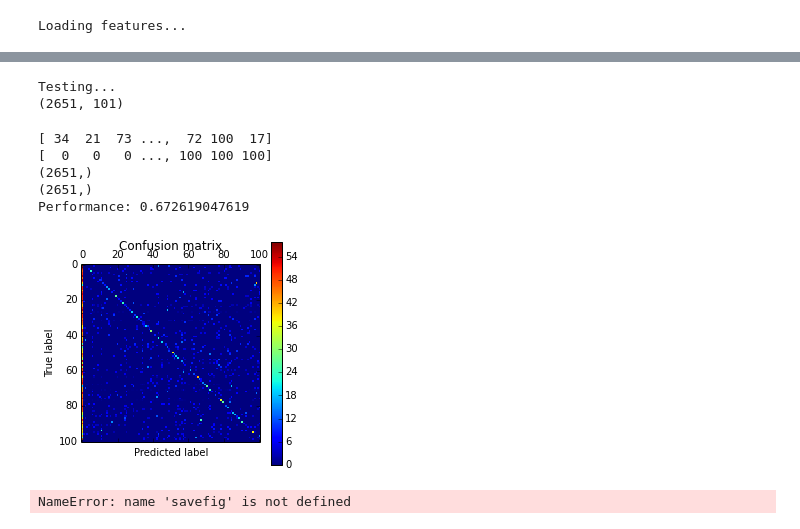
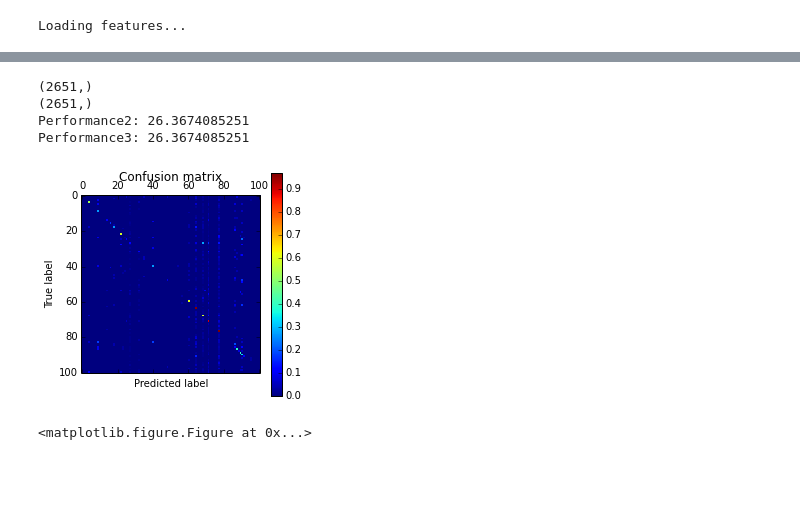
Before and after one commit to Darialfury/pdiclass, a Jupyter notebook: proyecto.ipynb, the cells around one changed output, grey strips where cells are left out. Drawn from its saved outputs; the diff is of its cells as text; code cells hidden in the pictures; blank space fills up the shorter version.

```diff
--- a/proyecto.ipynb
+++ b/proyecto.ipynb
@@ -118,14 +103,15 @@ folder laptop already exists
 # %% [markdown]
 This section compute K-means with a specified k
 # %%
-k_clusters = 100          # number of groups to cluster all sift features
+k_clusters = 200         # number of groups to cluster all sift features
 percentage_test = 0.30    # Test data fraction for the system
 flag = True
+min_samples =  32
+samples_train = np.ceil(min_samples*(1 - percentage_test))
 
-path_dataset = './101_ObjectCategories/'
 lstring_folders = os.listdir(path_dataset)
 
-experiment_folder = './experiment_' + str(int(percentage_test*100))+ '_c' + str(k_clusters)
+experiment_folder = './experiment_' + str(int(percentage_test*100))+ '_c' + str(k_clusters) + '_scale_' + str(scale)
 path_codebook = experiment_folder + '/code_book.pkl'
 path_files_train = experiment_folder + '/path_files_train.txt'
 path_files_test = experiment_folder + '/path_files_test.txt'
@@ -153,7 +139,7 @@ for folder in lstring_folders:
             files_in_class.append(path_descriptor_class)
 
         #split files of the class
-        a_train, a_test = train_test_split(files_in_class, test_size = percentage_test)
+        a_train, a_test = train_test_split(files_in_class, train_size = int(samples_train))
         files_training.append(a_train)
         files_test.append(a_test)
     else:
@@ -185,7 +171,7 @@ else:
     print 'list of files created'
 # %%
 #compute codebook
-max_samples = 5000;
+max_samples = 7900;
 if not os.path.isfile(path_codebook):
     progress = 0.0
     index = 0
@@ -212,7 +198,7 @@ if not os.path.isfile(path_codebook):
         index += 1
         list_sift = np.vstack([list_sift, definitive_sift])
         print 'stacking...  ' + str(index)+ '  percentage: ' + str((float(progress/count_train))*100) + '%'
-    k_means = KMeans(init = 'k-means++', n_clusters = k_clusters, n_jobs = -2, n_init=10)
+    k_means = KMeans(init = 'k-means++', n_clusters = k_clusters, n_jobs = -1, n_init = 2, max_iter = 110)
     k_means.fit(list_sift)
     codebook = k_means
     save_object(codebook, path_codebook)
@@ -270,8 +274,8 @@ else:
 path_folder_features_train = experiment_folder + '/features_train/'
 path_folder_features_test = experiment_folder + '/features_test/'
 classes = os.listdir(path_folder_features_train)
-features_train = np.empty(shape=[0,100])
-count_label = 0
+features_train = np.empty(shape=[0,k_clusters])
+count_label = 1
 labels_train = []
 labels_test = []
 
@@ -287,6 +291,7 @@ for category in classes:
         labels_train.append(count_label)
     count_label += 1
 
+'''
 path_category = path_folder_features_test + 'BACKGROUND_Google' + '/'
 all_files = os.listdir(path_category)
 for histogram_name in all_files:
@@ -295,10 +300,10 @@ for histogram_name in all_files:
     array_to_stack = var['bow']
     features_train = np.vstack([features_train, array_to_stack])
     labels_train.append(count_label)
-
+'''
 # stack all testing samples in one variable
-features_test = np.empty(shape=[0,100])
-count_label = 0
+features_test = np.empty(shape=[0,k_clusters])
+count_label = 1
 for category in classes:
     path_category = path_folder_features_test + category + '/'
     all_files = os.listdir(path_category)
@@ -340,51 +376,29 @@ Training...
-# %%
-print 'Testing... '
-dec_test_values = np.empty(shape=[(len(labels_test))])
-quantity_class = []
-for index_class in range(0,number_limit):
-    count_class = 0
-    for item in labels_test:
-        if item != index_class:
-            test_labels.append(0)
-        else:
-            test_labels.append(1)
-            count_class += 1
-    quantity_class.append(count_class)
-    pred_label = list_clasifier[index_class].predict(features_test)
-    dec_values = list_clasifier[index_class].decision_function(features_test)
-    dec_test_values = np.vstack([dec_test_values, dec_values])
-dec_test_values =  np.transpose(dec_test_values)
-print dec_test_values.shape
-# %% [output]
-Testing...
-(2651, 101)
 # %%
-pred_labels = np.argmax(dec_test_values, axis = 1)
 labels_test = np.array(labels_test)
 
-print pred_labels
-print labels_test
 print pred_labels.shape
 print labels_test.shape
 cm = confusion_matrix(labels_test, pred_labels)
-normalized_cm = np.empty(shape=(cm.shape))
+#for x in range(1,len(quantity_class)+1):
+ #   num = len(np.where(labels_test == x)[0])
+ #   normalized_cm[x-1][:] = cm[x-1][:]/(float(num))
 
-for x in range(0,len(quantity_class)):
-    normalized_cm[x][:] = (cm[x][:]/(float(quantity_class[x])))*100
-
-print 'Performance: ' + str(((np.sum(normalized_cm.diagonal()))/(number_limit)))
+normalized_cm = cm.astype('float') / cm.sum(axis=1)
+#print 'Performance1: ' + str(((np.sum(normalized_cm.diagonal()))*100/(number_limit-1)))
+print 'Performance2: ' + str((np.sum((pred_labels == labels_test)))*100/(float(labels_test.shape[0])))
+print 'Performance3: ' + str(((100*(np.sum(cm.diagonal())))/(float(labels_test.shape[0]))))
 plt.matshow(normalized_cm)
+#plt.matshow(cm)
 plt.title('Confusion matrix')
 plt.colorbar()
 plt.ylabel('True label')
 plt.xlabel('Predicted label')
 plt.show()
-savefig('foo.png')
+plt.savefig('foo.png')
 # %% [output]
-[ 34  21  73 ...,  72 100  17]
-[  0   0   0 ..., 100 100 100]
 (2651,)
 (2651,)
-Performance: 0.672619047619
+Performance2: 26.3674085251
+Performance3: 26.3674085251
-[figure, old version]
+[figure, new version]
-NameError: name 'savefig' is not defined
+<matplotlib.figure.Figure at 0x...>
```
Also changed, not shown: parts of 15 cells of this notebook.
